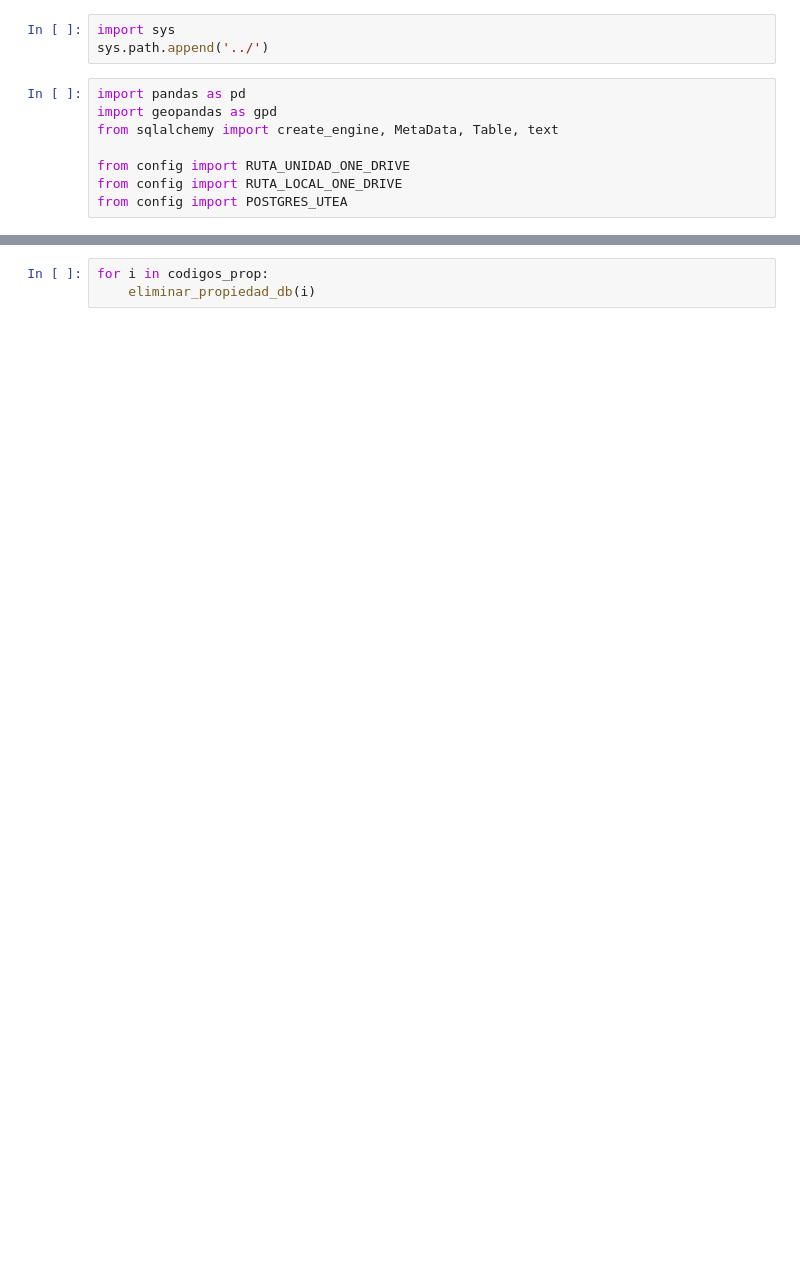
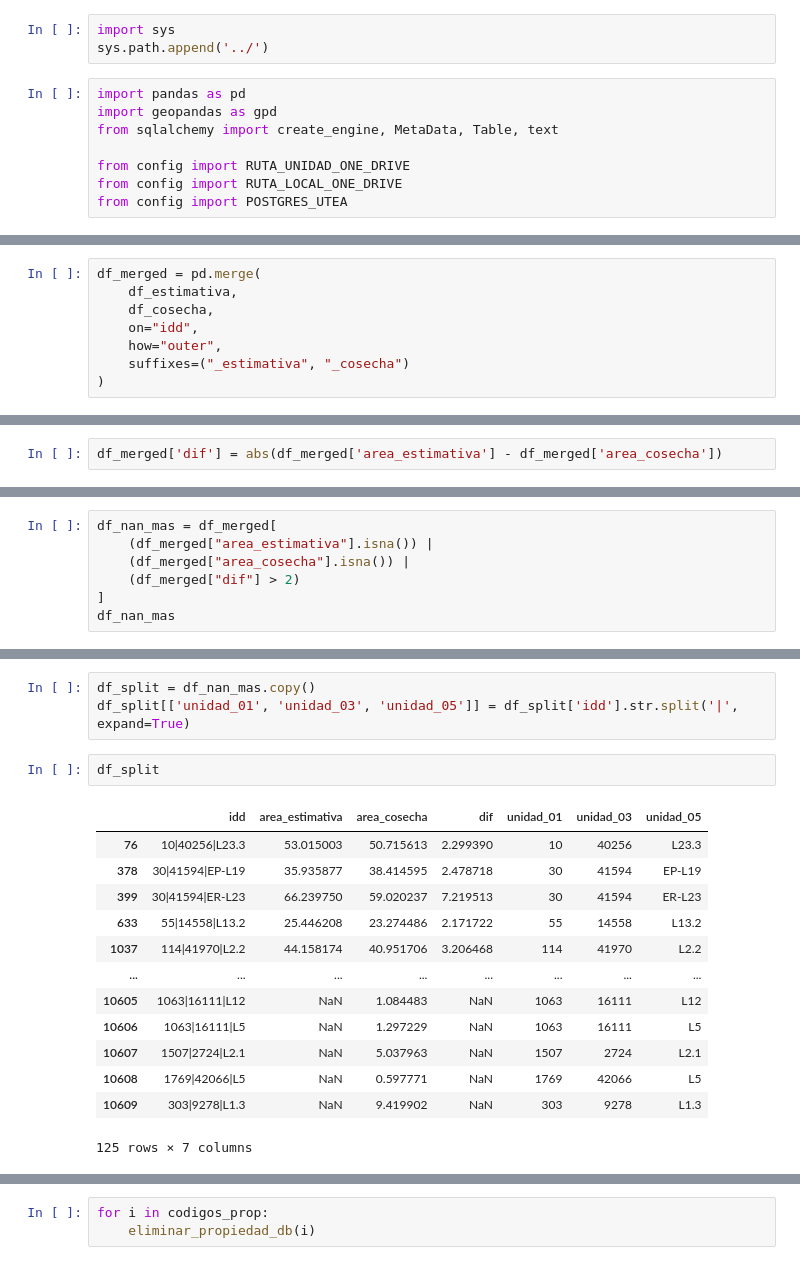
Before and after one commit to bismarksr17/utea_scripts, a Jupyter notebook: estimativas/_04_compara_diff.ipynb, the cells around one changed output, grey strips where cells are left out. Drawn from its saved outputs; the diff is of its cells as text; blank space fills up the shorter version.

```diff
--- a/estimativas/_04_compara_diff.ipynb
+++ b/estimativas/_04_compara_diff.ipynb
@@ -65,0 +150,8 @@ def eliminar_propiedad_db(cod_prop):
+# %%
+df_merged = pd.merge(
+    df_estimativa,
+    df_cosecha,
+    on="idd",
+    how="outer",
+    suffixes=("_estimativa", "_cosecha")
+)
@@ -65,0 +174,2 @@ def eliminar_propiedad_db(cod_prop):
+# %%
+df_merged['dif'] = abs(df_merged['area_estimativa'] - df_merged['area_cosecha'])
@@ -65,0 +195,7 @@ def eliminar_propiedad_db(cod_prop):
+# %%
+df_nan_mas = df_merged[
+    (df_merged["area_estimativa"].isna()) |
+    (df_merged["area_cosecha"].isna()) |
+    (df_merged["dif"] > 2)
+]
+df_nan_mas
@@ -65,0 +235,19 @@ def eliminar_propiedad_db(cod_prop):
+# %%
+df_split = df_nan_mas.copy()
+df_split[['unidad_01', 'unidad_03', 'unidad_05']] = df_split['idd'].str.split('|', expand=True)
+# %%
+df_split
+# %% [output]
+|  | idd | area_estimativa | area_cosecha | dif | unidad_01 | unidad_03 | unidad_05 |
+| 76 | 10|40256|L23.3 | 53.015003 | 50.715613 | 2.299390 | 10 | 40256 | L23.3 |
+| 378 | 30|41594|EP-L19 | 35.935877 | 38.414595 | 2.478718 | 30 | 41594 | EP-L19 |
+| 399 | 30|41594|ER-L23 | 66.239750 | 59.020237 | 7.219513 | 30 | 41594 | ER-L23 |
+| 633 | 55|14558|L13.2 | 25.446208 | 23.274486 | 2.171722 | 55 | 14558 | L13.2 |
+| 1037 | 114|41970|L2.2 | 44.158174 | 40.951706 | 3.206468 | 114 | 41970 | L2.2 |
+| ... | ... | ... | ... | ... | ... | ... | ... |
+| 10605 | 1063|16111|L12 | NaN | 1.084483 | NaN | 1063 | 16111 | L12 |
+| 10606 | 1063|16111|L5 | NaN | 1.297229 | NaN | 1063 | 16111 | L5 |
+| 10607 | 1507|2724|L2.1 | NaN | 5.037963 | NaN | 1507 | 2724 | L2.1 |
+| 10608 | 1769|42066|L5 | NaN | 0.597771 | NaN | 1769 | 42066 | L5 |
+| 10609 | 303|9278|L1.3 | NaN | 9.419902 | NaN | 303 | 9278 | L1.3 |
+125 rows × 7 columns
```
Also changed, not shown: parts of 18 cells of this notebook, 2 other files.
